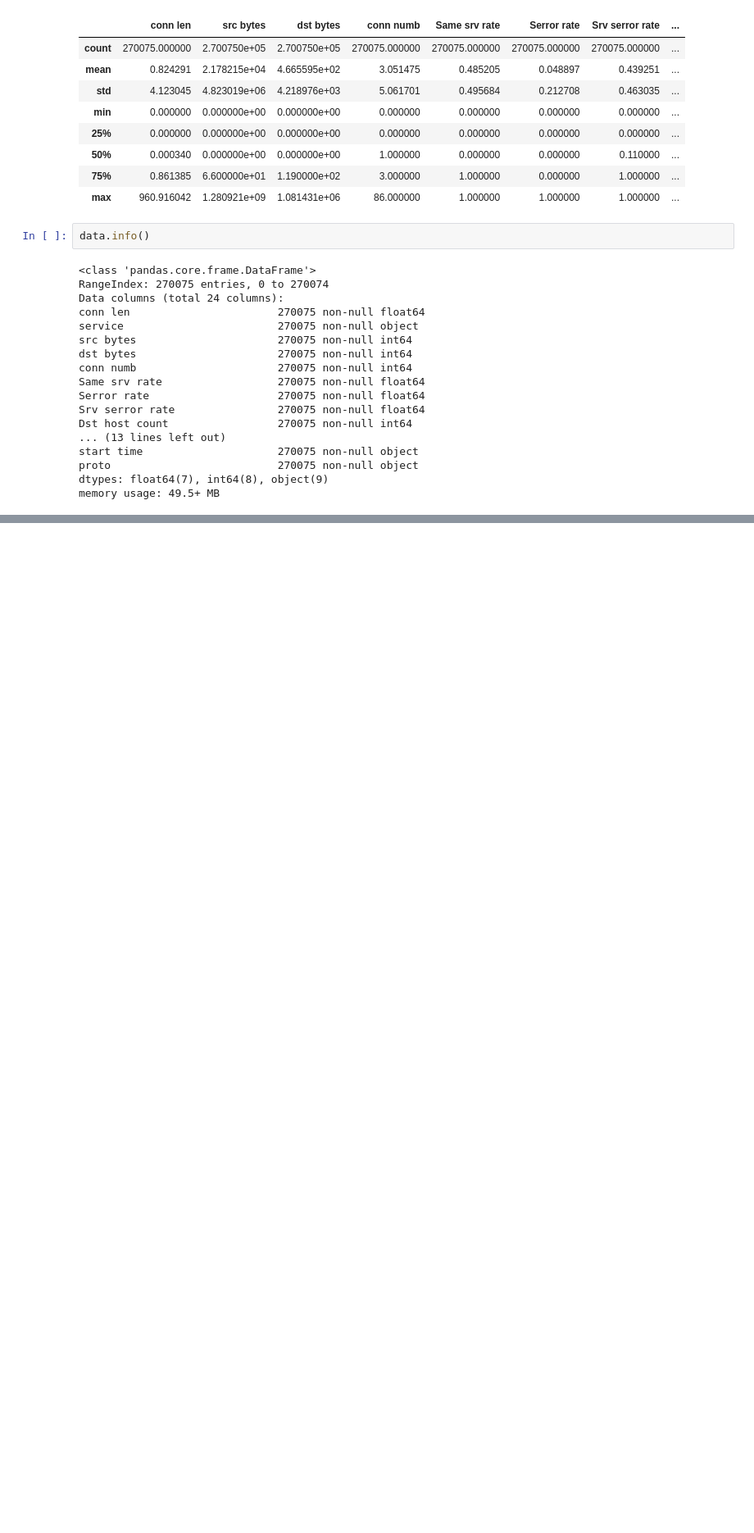
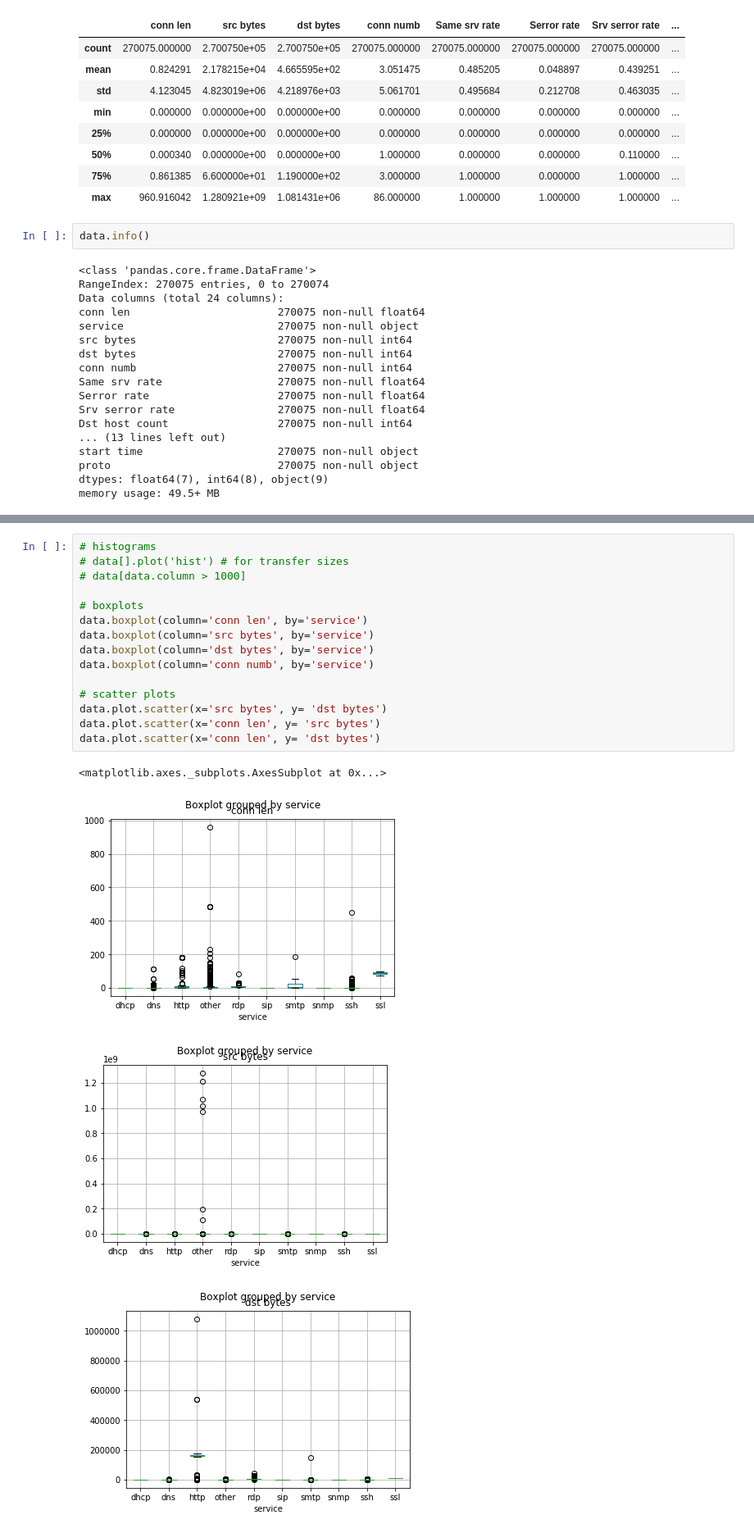
Before and after one commit to m4t22/ml_ids, a Jupyter notebook: dataset_analysis.ipynb, the cells around one changed output, grey strips where cells are left out. Shown at 82% size. Cells and saved outputs as stored; diff of their text form; blank space fills up the shorter version.

Commit message:
initial data vizualization

```diff
--- a/dataset_analysis.ipynb
+++ b/dataset_analysis.ipynb
@@ -56,0 +75,20 @@ memory usage: 49.5+ MB
+# %%
+# histograms
+# data[].plot('hist') # for transfer sizes
+# data[data.column > 1000]
+
+# boxplots
+data.boxplot(column='conn len', by='service')
+data.boxplot(column='src bytes', by='service')
+data.boxplot(column='dst bytes', by='service')
+data.boxplot(column='conn numb', by='service')
+
+# scatter plots
+data.plot.scatter(x='src bytes', y= 'dst bytes')
+data.plot.scatter(x='conn len', y= 'src bytes')
+data.plot.scatter(x='conn len', y= 'dst bytes')
+# %% [output]
+<matplotlib.axes._subplots.AxesSubplot at 0x...>
+[figure, added]
+[figure, added]
+[figure, added]
```
Also changed, not shown: parts of 4 cells of this notebook.
